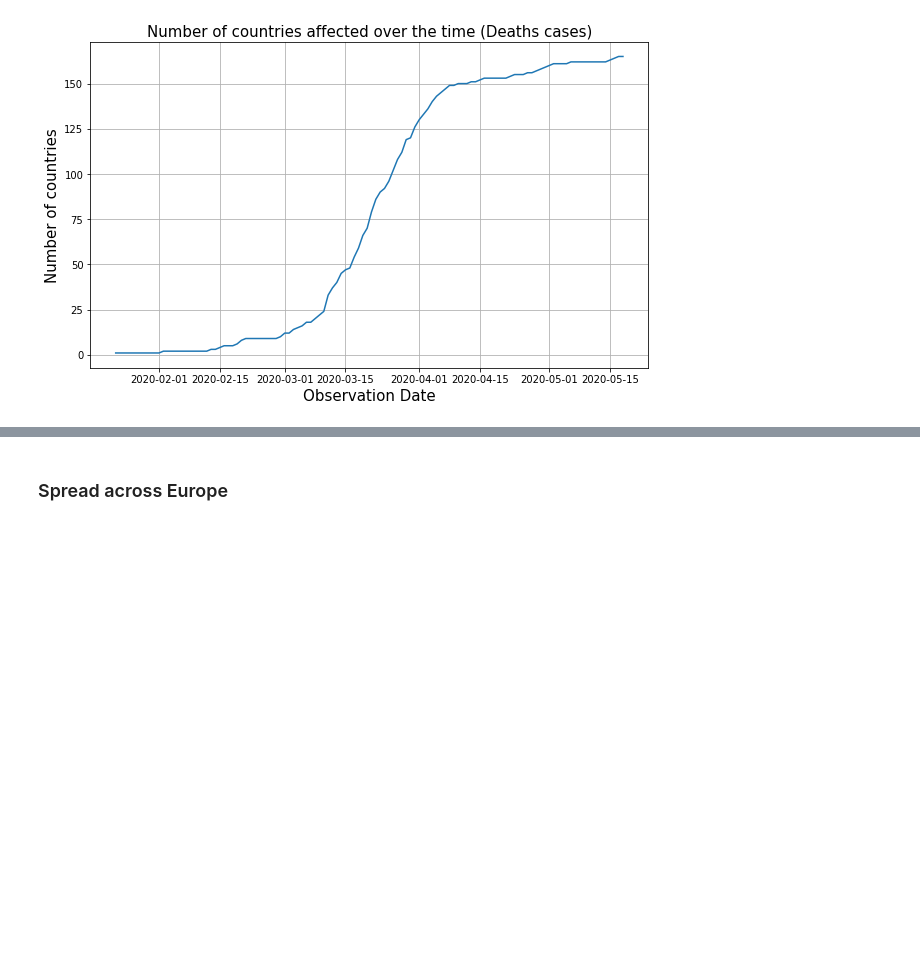
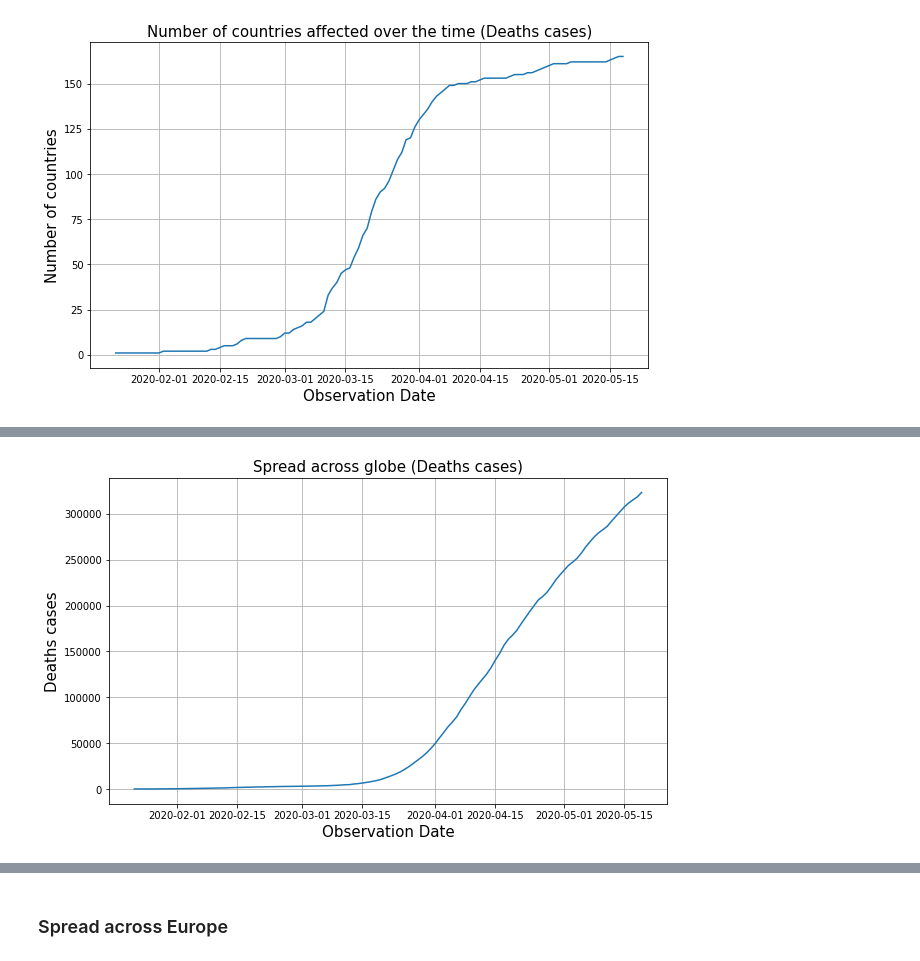
Before and after one commit to ShionFujimori/covid19-analysis, a Jupyter notebook: covid19_analysis.ipynb, the cells around one changed output, grey strips where cells are left out. Drawn from its saved outputs; the diff is of its cells as text; code cells hidden in the pictures; blank space fills up the shorter version.

```diff
--- a/covid19_analysis.ipynb
+++ b/covid19_analysis.ipynb
@@ -648,0 +652,14 @@ plt.show()
+# %%
+# Spread across globe (Deaths cases)
+global_deaths = df_deaths.drop(["Country", "Continent"], axis=1).sum()
+global_deaths.index = pd.to_datetime(global_deaths.index)
+
+plt.figure(figsize=(10, 6))
+sns.lineplot(data=global_deaths)
+plt.grid()
+plt.title("Spread across globe (Deaths cases)", fontsize=15)
+plt.ylabel("Deaths cases", fontsize=15)
+plt.xlabel("Observation Date", fontsize=15)
+plt.show()
+# %% [output]
+[figure, added]
```
Also changed, not shown: parts of 13 cells of this notebook.
